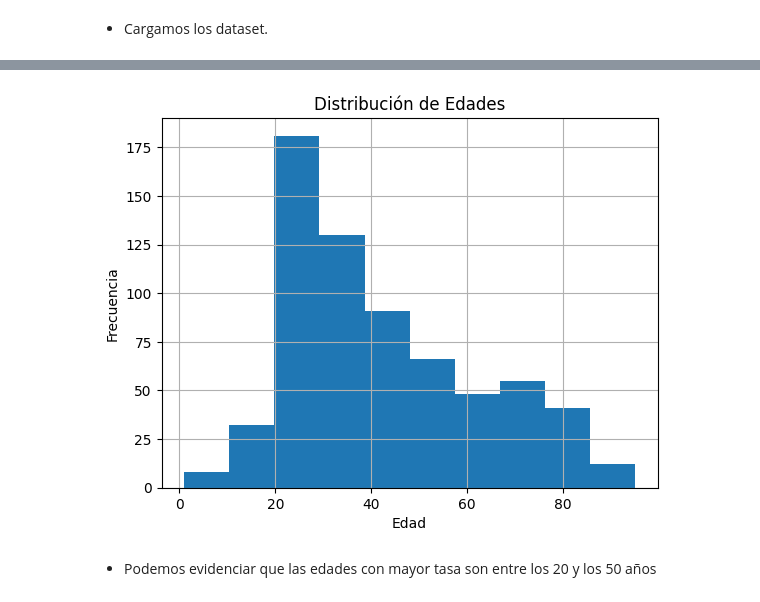
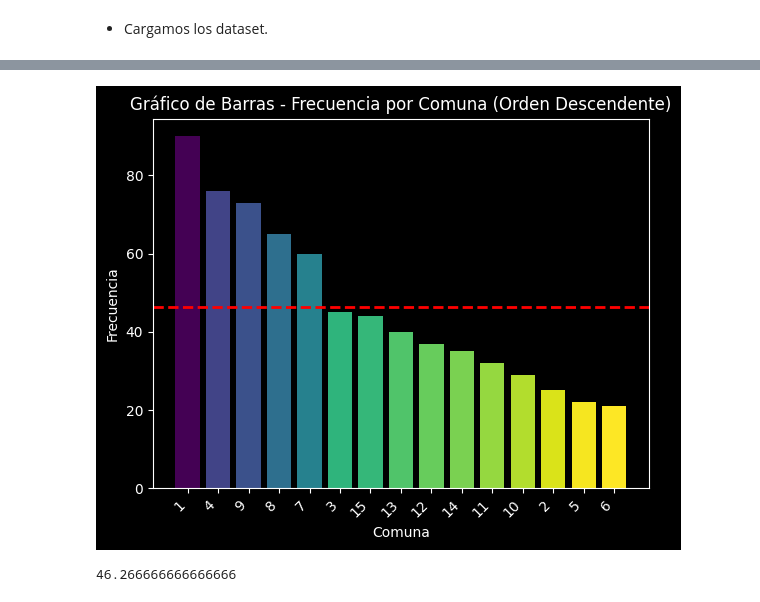
Before and after one commit to jgutierrezladino/PI02_Siniestros_Viales, a Jupyter notebook: Analisis/EDA.ipynb, the cells around one changed output, grey strips where cells are left out. Drawn from its saved outputs; the diff is of its cells as text; code cells hidden in the pictures.

```diff
--- a/Analisis/EDA.ipynb
+++ b/Analisis/EDA.ipynb
@@ -11,5 +11,6 @@ from sqlalchemy import create_engine
 # %% [markdown]
 * Cargamos los dataset.
 # %%
-homicidios = pd.read_excel("../Datasets/homicidios_HECHOS.xlsx")
-victimas = pd.read_excel("../Datasets/homicidios_VICTIMAS.xlsx")
+hechos= pd.read_excel('../Datasets/homicidios_HECHOS.xlsx')
+victimas= pd.read_excel('../Datasets/homicidios_VICTIMAS.xlsx')
+poblacion= pd.read_excel('../Datasets/poblacion.xlsx')
@@ -53,14 +29,43 @@ plt.show()
-# %%
-# Convertir la columna 'EDAD' a tipo numérico
-victimas['EDAD'] = pd.to_numeric(victimas['EDAD'], errors='coerce')
-
-# Crear el histograma después de la conversión
-victimas['EDAD'].hist()
-plt.title('Distribución de Edades')
-plt.xlabel('Edad')
-plt.ylabel('Frecuencia')
-plt.show()
-# %% [output]
-[figure, removed]
-# %% [markdown]
-* Podemos evidenciar que las edades con mayor tasa son entre los 20 y los 50 años
+# %%
+# Configuramos el fondo negro y el color del texto blanco, ya que es el tema que escogi por el respeto al tema en investigacion.
+plt.style.use('dark_background')
+plt.rcParams['text.color'] = 'white'
+plt.rcParams['axes.labelcolor'] = 'white'
+
+# Hago un conteo de frecuencia para cada Comuna
+conteo_por_comuna = hechos['COMUNA'].value_counts()
+
+# ordeno en forma descendente por comuna
+conteo_por_comuna = conteo_por_comuna.sort_values(ascending=False)
+
+# Obtén las etiquetas (nombres de las comunas) y sus frecuencias
+comunas = conteo_por_comuna.index
+frecuencias = conteo_por_comuna.values
+
+# Normaliza las frecuencias para que estén entre 0 y 1
+normalizado = (frecuencias - min(frecuencias)) / (max(frecuencias) - min(frecuencias))
+
+# Invierte el esquema de colores para que el mayor valor sea más cálido
+colores = plt.cm.viridis_r(normalizado)
+
+# Crear el gráfico de barras con colores personalizados y etiquetas en el eje X
+plt.bar(range(len(comunas)), frecuencias, color=colores, tick_label=comunas)
+
+# Añadir línea con la media
+mean_line = hechos['COMUNA'].value_counts().mean()
+plt.axhline(mean_line, color='red', linestyle='dashed', linewidth=2, label='Media')
+
+# Agregar etiquetas y título
+plt.xlabel('Comuna')
+plt.ylabel('Frecuencia')
+plt.title('Gráfico de Barras - Frecuencia por Comuna (Orden Descendente)')
+
+# Rotar las etiquetas del eje X para mayor legibilidad
+plt.xticks(rotation=45, ha='right')
+
+# Mostrar el gráfico
+plt.show()
+print(mean_line)
+# %% [output]
+[figure, added]
+46.266666666666666
```
Also changed, not shown: parts of 9 cells of this notebook, 1 other file.
